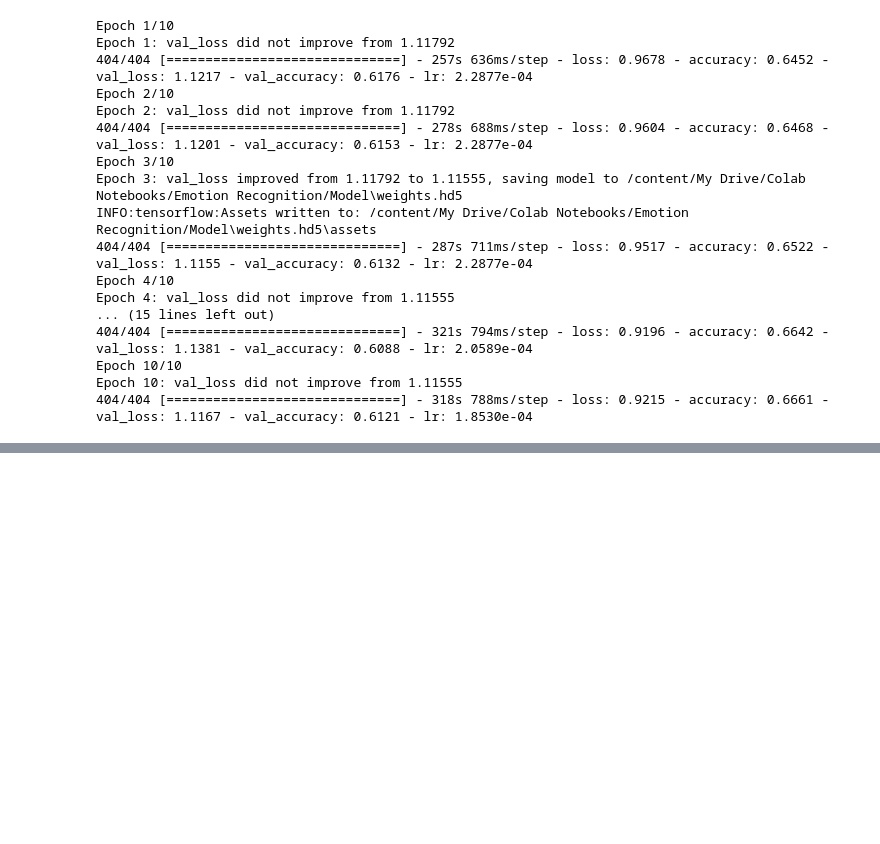
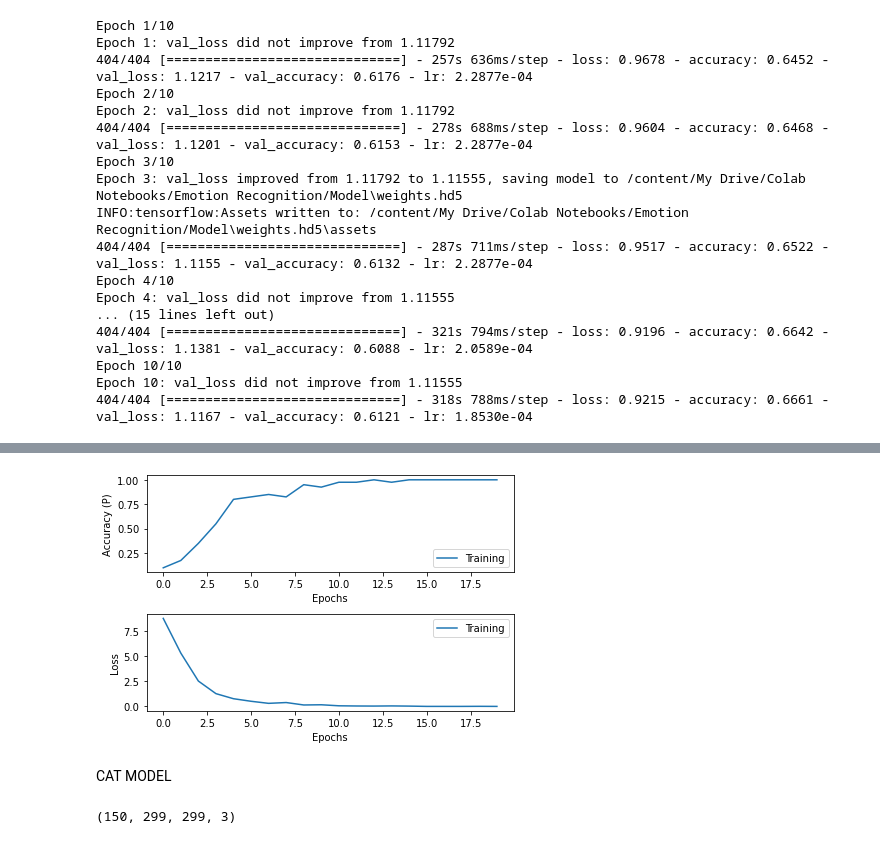
Before and after one commit to CSCI4850/s22-team1-project, a Jupyter notebook: Emotion-Final.ipynb, the cells around one changed output, grey strips where cells are left out. Saved outputs shown, nothing was run; the diff lists cells and outputs as text; code cells hidden in the pictures; blank space fills up the shorter version.

```diff
--- a/Emotion-Final.ipynb
+++ b/Emotion-Final.ipynb
@@ -224,0 +323,2 @@ Epoch 10: val_loss did not improve from 1.11555
+# %%
+dog_x_train, dog_x_valid, dog_y_train, dog_y_valid = train_test_split(dog_x_train,dog_y_train, train_size=0.8)
@@ -224,0 +404,17 @@ Epoch 10: val_loss did not improve from 1.11555
+# %%
+dog_dg = keras.preprocessing.image.ImageDataGenerator(
+  width_shift_range=0.05,
+  height_shift_range=0.05,
+  rotation_range=0,
+  zoom_range=0,
+  horizontal_flip=False)
+dog_dg_trainer = dog_dg.flow(dog_x_train,
+                        dog_y_train,
+                        batch_size=5)
+# %%
+# TRAIN DATA
+dog_epochs = 20
+dog_history = dog_model.fit(dog_dg_trainer,
+                            epochs=dog_epochs,
+                            verbose=1,
+                            validation_data=(dog_x_valid,dog_y_valid))
@@ -224,0 +448,33 @@ Epoch 10: val_loss did not improve from 1.11555
+# %%
+plt.figure(1)
+
+# summarize history for accuracy
+
+plt.subplot(211)
+plt.plot(dog_history.history['sparse_categorical_accuracy'])
+#plt.plot(history.history['val_sparse_categorical_accuracy'])
+plt.ylabel('Accuracy (P)')
+plt.xlabel('Epochs')
+plt.legend(['Training', 'Validation'], loc='lower right')
+# summarize history for loss
+
+plt.subplot(212)
+plt.plot(dog_history.history['loss'])
+#plt.plot(history.history['val_loss'])
+plt.ylabel('Loss')
+plt.xlabel('Epochs')
+plt.legend(['Training', 'Validation'], loc='upper right')
+plt.tight_layout()
+plt.show()
+# %% [output]
+[figure, added]
+# %% [markdown]
+<font size=14pt>CAT MODEL </font>
+# %%
+# This part will be the input for the model later on, passing images into the model for the model to be processed
+cat_X = np.concatenate(
+ [grab_image('cat_dataset/cat_images/cat_%d.jpg'%(i))
+ for i in range(150)])
+cat_X.shape
+# %% [output]
+(150, 299, 299, 3)
```
Also changed, not shown: parts of 47 cells of this notebook, 1 other file.
